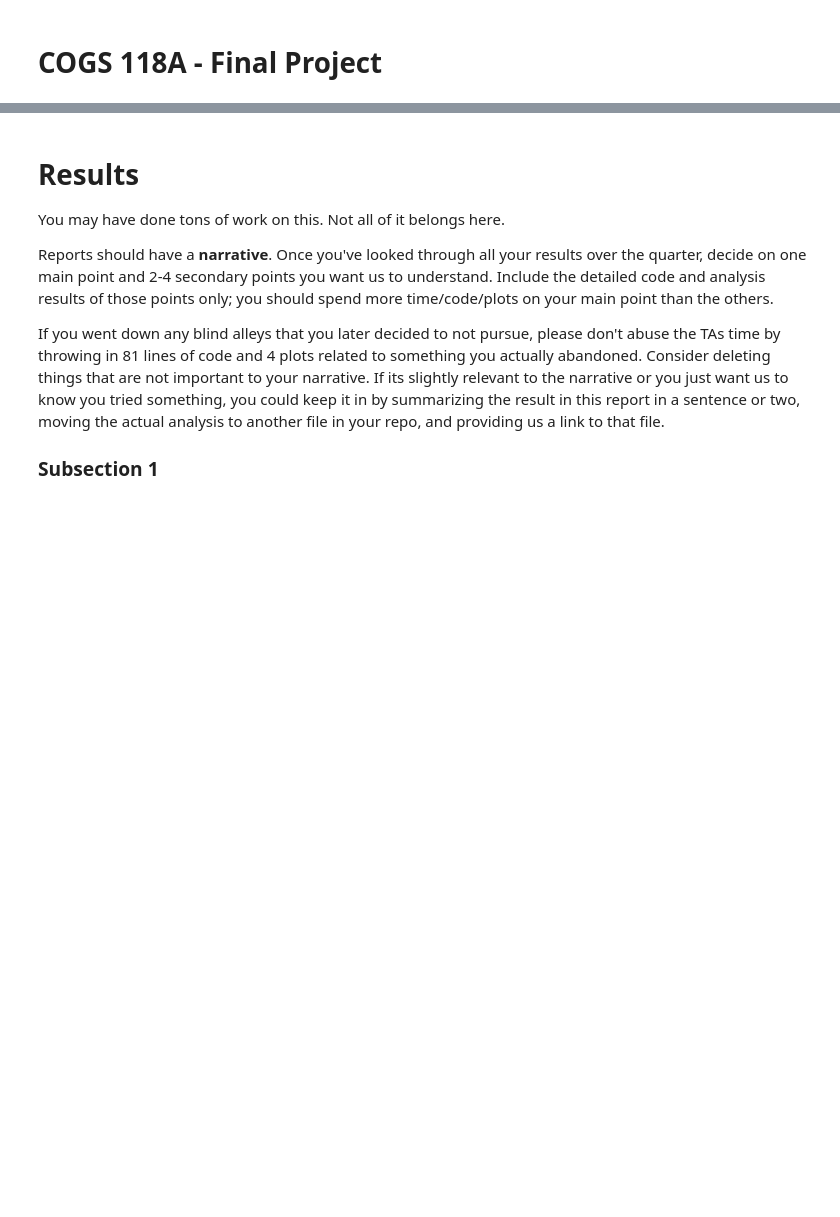
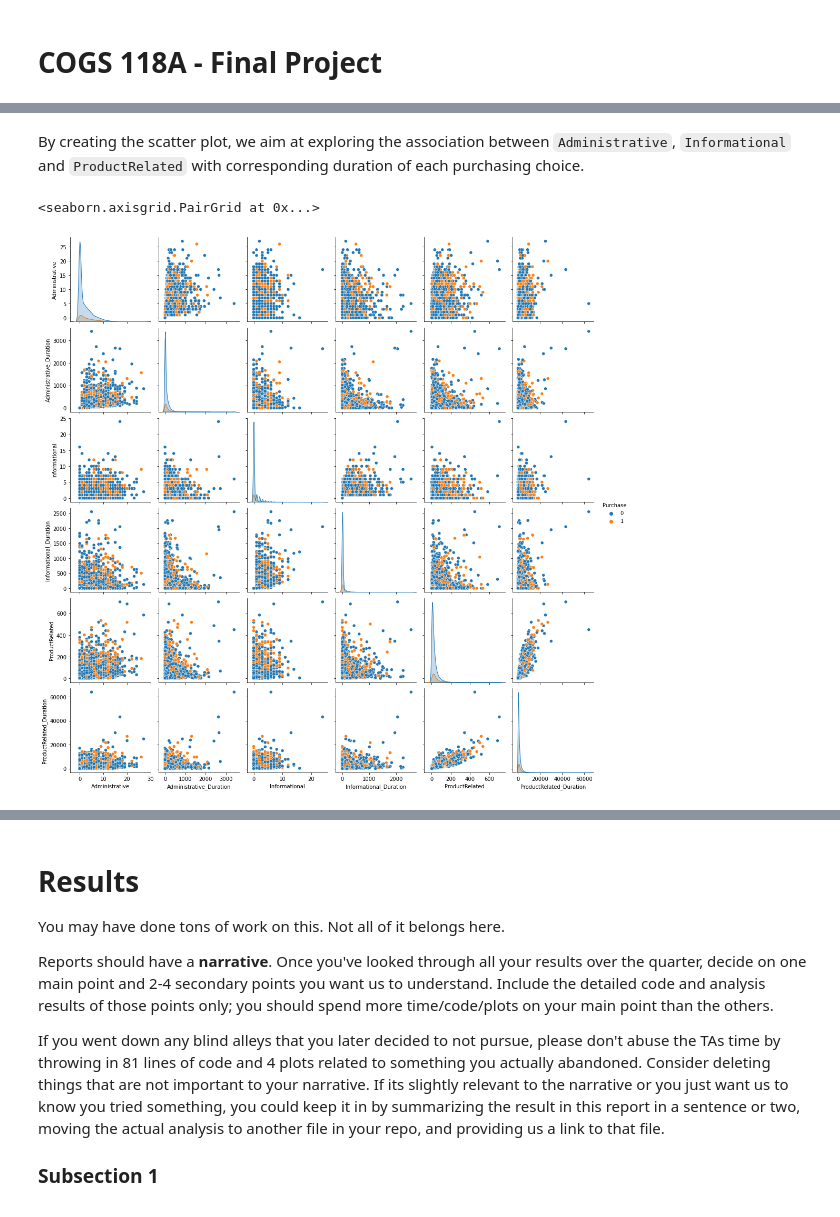
Before and after one commit to COGS118A/Group014-Sp22, a Jupyter notebook: FinalProject_group014.ipynb, the cells around one changed output, grey strips where cells are left out. Cells and saved outputs as stored; diff of their text form; code cells hidden in the pictures; blank space fills up the shorter version.

```diff
--- a/FinalProject_group014.ipynb
+++ b/FinalProject_group014.ipynb
@@ -58,0 +88,3 @@ Propose at least one evaluation metric that can be used to quantify the performa
+# %%
+df = df.rename(columns={'Revenue': 'Purchase'})
+df.dtypes
@@ -58,0 +111,4 @@ Propose at least one evaluation metric that can be used to quantify the performa
+# %%
+# Convert unbinary element into binary value
+df["Purchase"] = df["Purchase"].replace([True, False],[1, 0])
+df["Weekend"] = df["Weekend"].replace([True, False],[1, 0])
@@ -58,0 +117,23 @@ Propose at least one evaluation metric that can be used to quantify the performa
+# %%
+def one_hot(df, column):
+    """
+    one hot encoding function to convert categorical feature into a set of binary features and append it to the dataframe
+
+    Arguments:
+        df: DataFrame
+        column: str
+            the column that need to be one hot encoding
+    """
+    # get the new binary features based on the given column
+    onehot = pd.get_dummies(df[column]).astype(int)
+    # rename the new columns
+    onehot.columns = [column + '_' + str(x) for x in onehot.columns]
+    # drop the original column
+    tmp = df.drop(columns = [column])
+    # concate the new columns to the dataframe
+    tmp = pd.concat([onehot, tmp], axis=1)
+    return tmp
+# %%
+categorical_cols = ['VisitorType', 'Month', 'OperatingSystems', 'Region', 'TrafficType', 'Browser']
+for c in categorical_cols:
+    df = one_hot(df, c)
@@ -58,0 +191,10 @@ Propose at least one evaluation metric that can be used to quantify the performa
+# %% [markdown]
+By creating the scatter plot, we aim at exploring the association between `Administrative`, `Informational` and `ProductRelated` with corresponding duration of each purchasing choice.
+# %%
+info_adm_pdt = df[['Administrative',
+       'Administrative_Duration', 'Informational', 'Informational_Duration',
+       'ProductRelated', 'ProductRelated_Duration','Purchase']]
+sns.pairplot(info_adm_pdt, hue="Purchase")
+# %% [output]
+<seaborn.axisgrid.PairGrid at 0x...>
+[figure, added]
```
Also changed, not shown: parts of 135 cells of this notebook.
